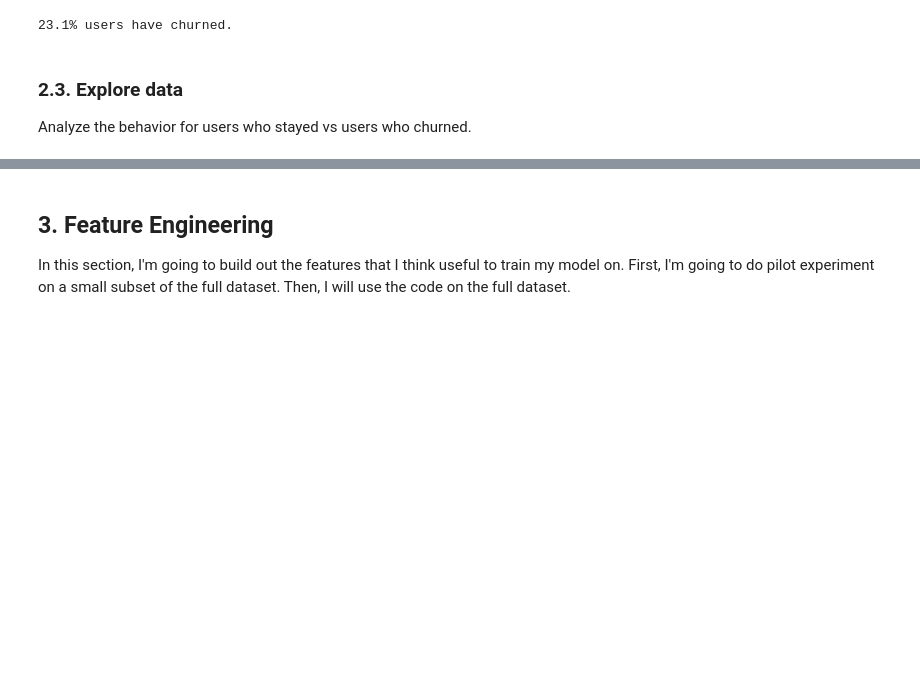
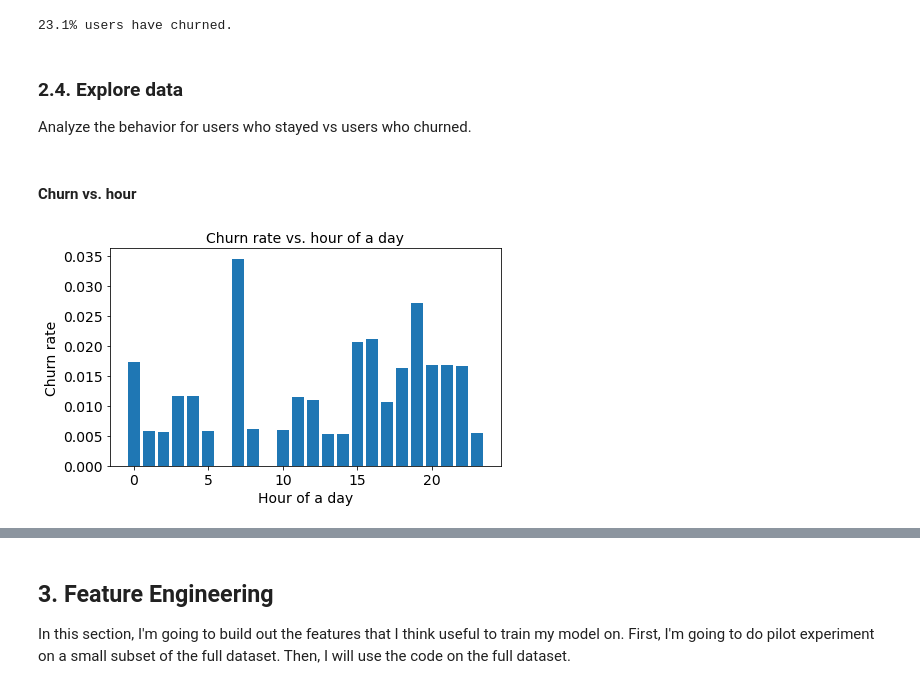
Before and after one commit to angang-li/sparkify, a Jupyter notebook: Sparkify.ipynb, the cells around one changed output, grey strips where cells are left out. Saved outputs shown, nothing was run; the diff lists cells and outputs as text; code cells hidden in the pictures; blank space fills up the shorter version.

Commit message:
Analyze behavior of churn vs. not churn users

```diff
--- a/Sparkify.ipynb
+++ b/Sparkify.ipynb
@@ -399,5 +399,5 @@ df_sub = df_sub.withColumn("churnPhase", Fsum('churned').over(windowval))
 # 1 means the user is a churn user
 df_sub = df_sub.withColumn("churnUser", max('churned').over(Window.partitionBy("userId")))
 # %% [markdown]
-### 2.3. Explore data
+### 2.4. Explore data
 Analyze the behavior for users who stayed vs users who churned.
@@ -403,0 +424,24 @@ Analyze the behavior for users who stayed vs users who churned.
+# %% [markdown]
+#### Churn vs. hour
+# %%
+# Calculate hourly counts
+hourly = spark.sql(
+    '''
+    SELECT hour, SUM(churned) num_churns, COUNT(DISTINCT userId) num_users
+    FROM df_sub_table
+    GROUP BY hour
+    ORDER BY hour
+    '''
+)
+hourly_df = hourly.toPandas()
+
+# Visualize hourly patterns
+plt.figure(figsize=(7,4))
+plt.bar(hourly_df['hour'], hourly_df['num_churns']/hourly_df['num_users'])
+plt.xticks(fontsize=14)
+plt.yticks(fontsize=14)
+plt.xlabel("Hour of a day", fontsize=14)
+plt.ylabel("Churn rate", fontsize=14)
+plt.title("Churn rate vs. hour of a day", fontsize=14);
+# %% [output]
+[figure, added]
```
Also changed, not shown: parts of 33 cells of this notebook.
